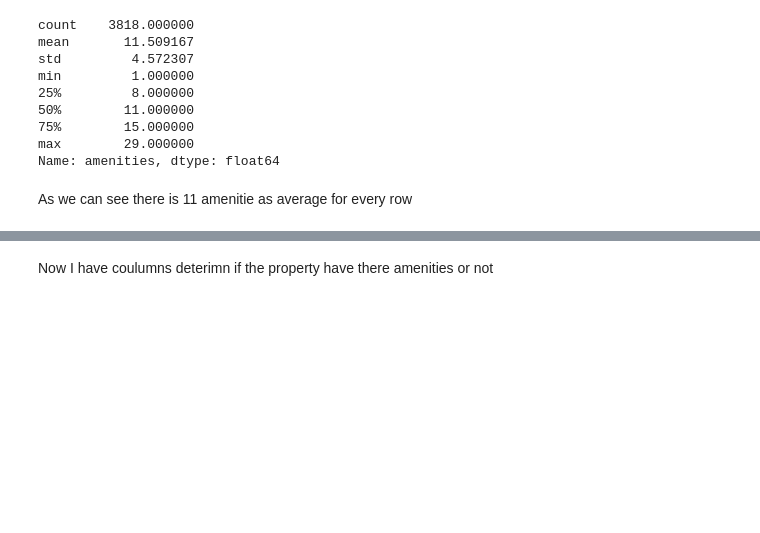
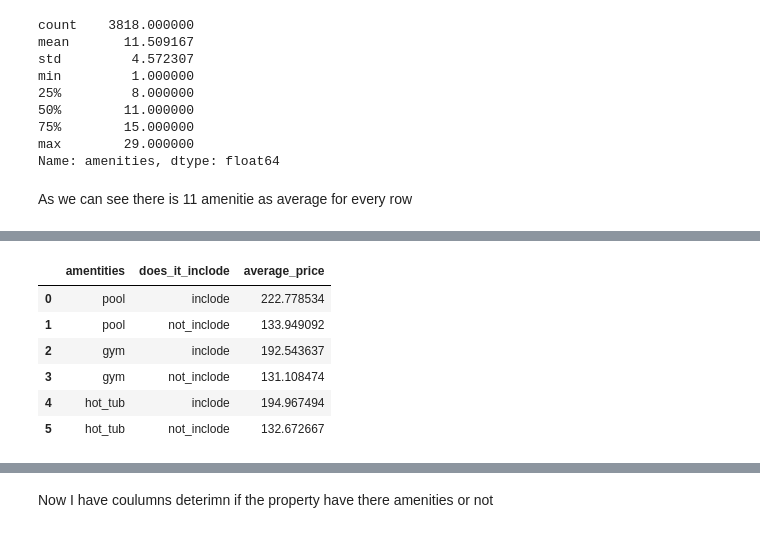
Before and after one commit to SalehAlnafisah/Udacity-Data-Data-Science-Nanodegree, a Jupyter notebook: project1 code.ipynb, the cells around one changed output, grey strips where cells are left out. Drawn from its saved outputs; the diff is of its cells as text; code cells hidden in the pictures; blank space fills up the shorter version.

```diff
--- a/project1 code.ipynb
+++ b/project1 code.ipynb
@@ -348,0 +375,14 @@ m1.head(10)
+# %%
+pool_gym_hottube = {'amentities': ['pool','pool', 'gym','gym', 'hot_tub','hot_tub'],
+                    'does_it_inclode': ['inclode', 'not_inclode','inclode', 'not_inclode','inclode', 'not_inclode'],
+                    'average_price': [222.778534, 133.949092, 192.543637, 131.108474,194.967494,132.672667]}
+pool_gym_hottube = pd.DataFrame(pool_gym_hottube)
+pool_gym_hottube
+# %% [output]
+|  | amentities | does_it_inclode | average_price |
+| 0 | pool | inclode | 222.778534 |
+| 1 | pool | not_inclode | 133.949092 |
+| 2 | gym | inclode | 192.543637 |
+| 3 | gym | not_inclode | 131.108474 |
+| 4 | hot_tub | inclode | 194.967494 |
+| 5 | hot_tub | not_inclode | 132.672667 |
```
Also changed, not shown: parts of 32 cells of this notebook.
